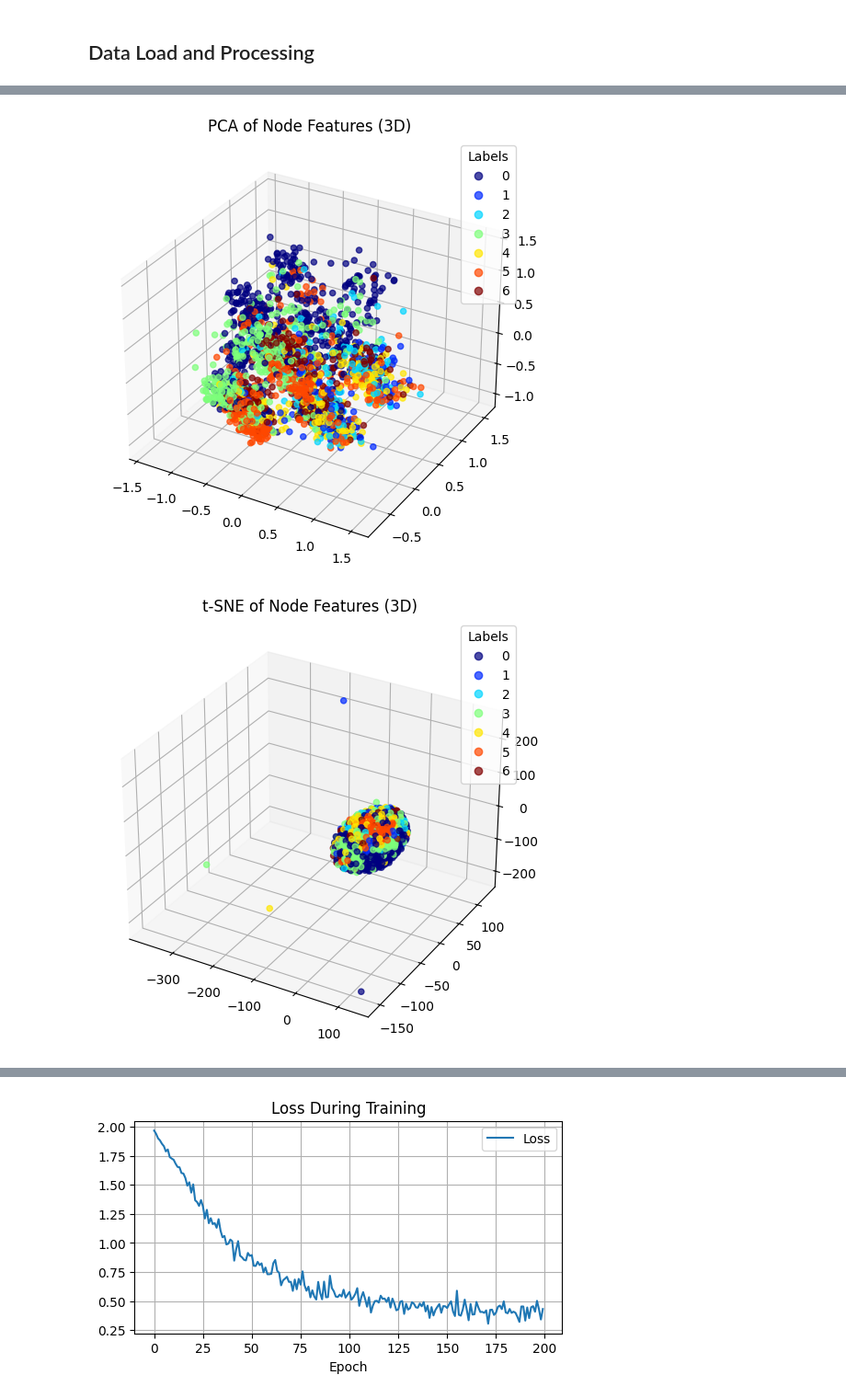
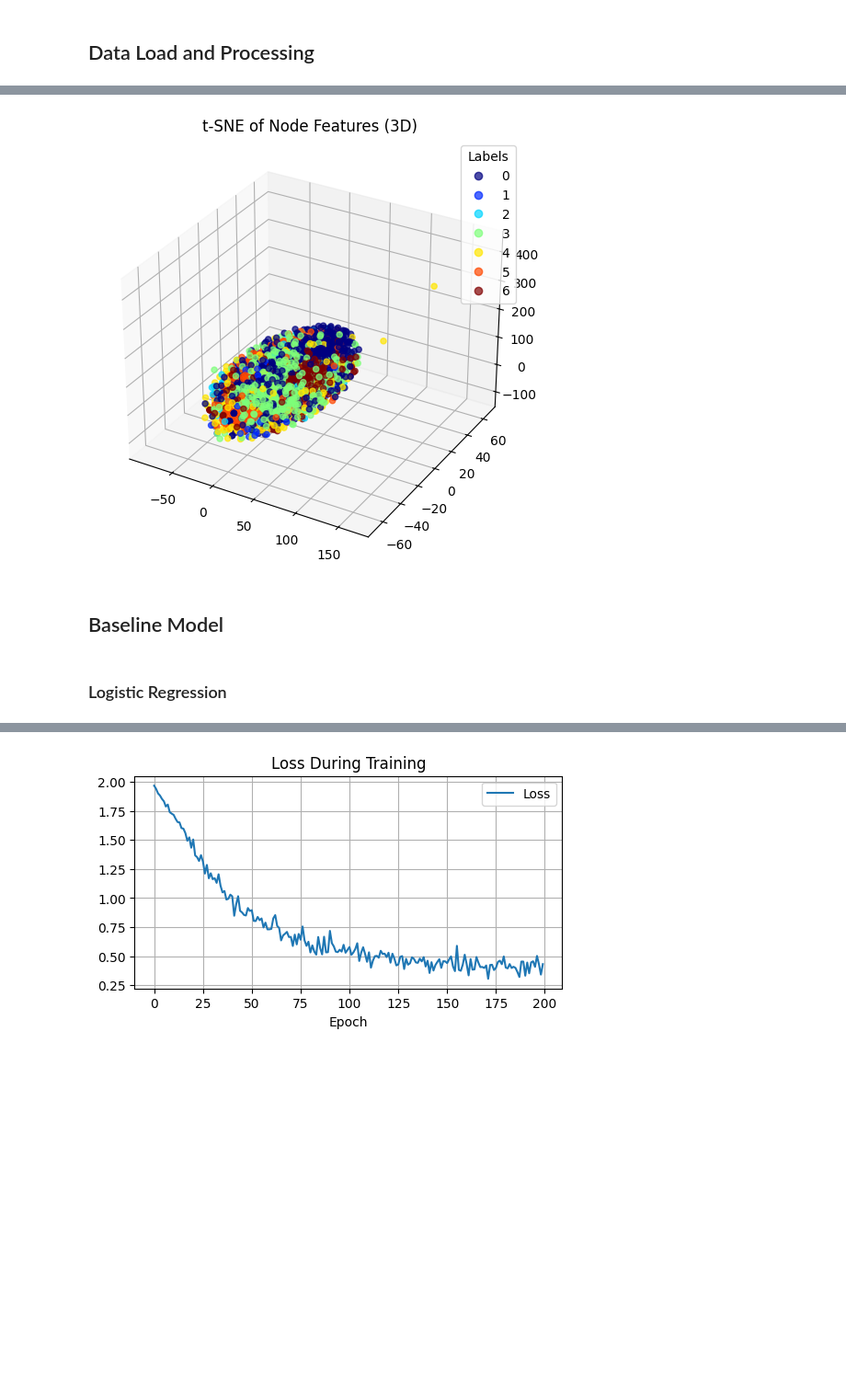
Before and after one commit to happycoooo/Cora-Citation-Network-Analysis-Classification-LinkPrediction, a Jupyter notebook: Classification.ipynb, the cells around one changed output, grey strips where cells are left out. Shown at 92% size. Saved outputs shown, nothing was run; the diff lists cells and outputs as text; code cells hidden in the pictures; blank space fills up the shorter version.

```diff
--- a/Classification.ipynb
+++ b/Classification.ipynb
@@ -59,34 +60,3 @@ features = torch.FloatTensor(features)
 # 行归一化
 # features = torch.nn.functional.normalize(features, p=1, dim=1)
 edge_index =  torch.LongTensor(edge_index)
-# %%
-import networkx as nx
-import torch
-from sklearn.metrics import accuracy_score
-from collections import defaultdict
-
-G = nx.Graph()
-for edge in edge_index:
-    G.add_edge(edge[0].item(), edge[1].item())
-
-# 使用Girvan-Newman算法进行社区检测
-comp = nx.algorithms.community.girvan_newman(G)
-communities = next(comp)
-
-# 创建一个字典将节点映射到社区标签
-community_dict = {}
-for i, community in enumerate(communities):
-    for node in community:
-        community_dict[node] = i
-
-# 获取社区标签
-community_labels = [community_dict[i] for i in range(len(index_dict))]
-
-if len(labels) != len(community_labels):
-    min_length = min(len(labels), len(community_labels))
-    labels = labels[:min_length]
-    community_labels = community_labels[:min_length]
-
-# 计算分类准确率
-accuracy = accuracy_score(labels, community_labels)
-print("Classification Accuracy:", accuracy)
@@ -124,31 +79,20 @@ visualize_features_tsne(features.numpy(), labels.numpy())
 # %%
 from mpl_toolkits.mplot3d import Axes3D
-
-# 节点特征的PCA降维可视化（三维）
-def visualize_features_pca_3d(features, labels):
-    pca = PCA(n_components=3)
-    reduced_features = pca.fit_transform(features)
-    fig = plt.figure(figsize=(8, 6))
-    ax = fig.add_subplot(111, projection='3d')
-    scatter = ax.scatter(reduced_features[:, 0], reduced_features[:, 1], reduced_features[:, 2], c=labels, cmap='jet', alpha=0.7)
-    plt.legend(*scatter.legend_elements(), title="Labels")
-    plt.title('PCA of Node Features (3D)')
-    plt.show()
-
 # 节点特征的t-SNE降维可视化（三维）
 def visualize_features_tsne_3d(features, labels):
     tsne = TSNE(n_components=3)
     reduced_features = tsne.fit_transform(features)
     fig = plt.figure(figsize=(8, 6))
     ax = fig.add_subplot(111, projection='3d')
     scatter = ax.scatter(reduced_features[:, 0], reduced_features[:, 1], reduced_features[:, 2], c=labels, cmap='jet', alpha=0.7)
     plt.legend(*scatter.legend_elements(), title="Labels")
     plt.title('t-SNE of Node Features (3D)')
     plt.show()
 
-# 可视化
-visualize_features_pca_3d(features.numpy(), labels.numpy())
 visualize_features_tsne_3d(features.numpy(), labels.numpy())
 # %% [output]
-[figure, old version]
+[figure, new version]
-[figure, removed]
+# %% [markdown]
+## Baseline Model
+# %% [markdown]
+### Logistic Regression
```
Also changed, not shown: parts of 18 cells of this notebook, 13 other files.
